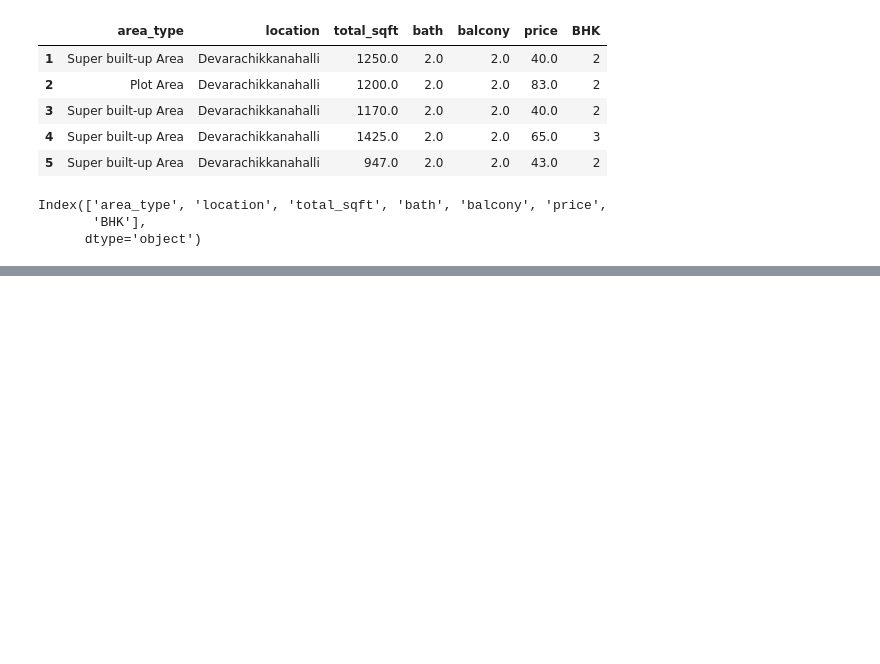
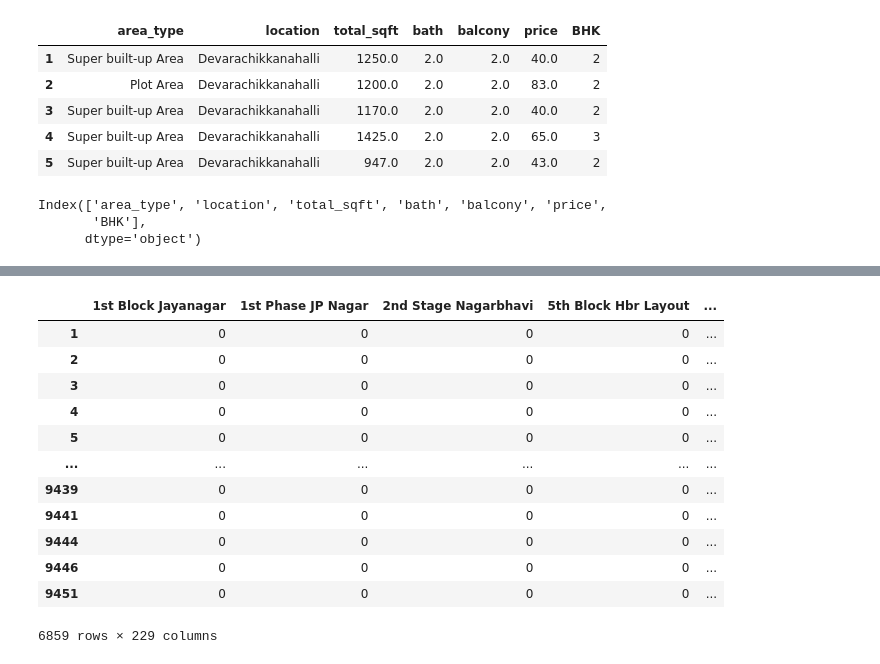
Before and after one commit to sakshi-1515/house-price-prediction-model, a Jupyter notebook: House_price_prediction.ipynb, the cells around one changed output, grey strips where cells are left out. Drawn from its saved outputs; the diff is of its cells as text; code cells hidden in the pictures; blank space fills up the shorter version.

```diff
--- a/House_price_prediction.ipynb
+++ b/House_price_prediction.ipynb
@@ -940,0 +1026,16 @@ dtype: object
+# %%
+location_dummies
+# %% [output]
+|  | 1st Block Jayanagar | 1st Phase JP Nagar | 2nd Stage Nagarbhavi | 5th Block Hbr Layout | ... |
+| 1 | 0 | 0 | 0 | 0 | ... |
+| 2 | 0 | 0 | 0 | 0 | ... |
+| 3 | 0 | 0 | 0 | 0 | ... |
+| 4 | 0 | 0 | 0 | 0 | ... |
+| 5 | 0 | 0 | 0 | 0 | ... |
+| ... | ... | ... | ... | ... | ... |
+| 9439 | 0 | 0 | 0 | 0 | ... |
+| 9441 | 0 | 0 | 0 | 0 | ... |
+| 9444 | 0 | 0 | 0 | 0 | ... |
+| 9446 | 0 | 0 | 0 | 0 | ... |
+| 9451 | 0 | 0 | 0 | 0 | ... |
+6859 rows × 229 columns
```
Also changed, not shown: parts of 16 cells of this notebook.
